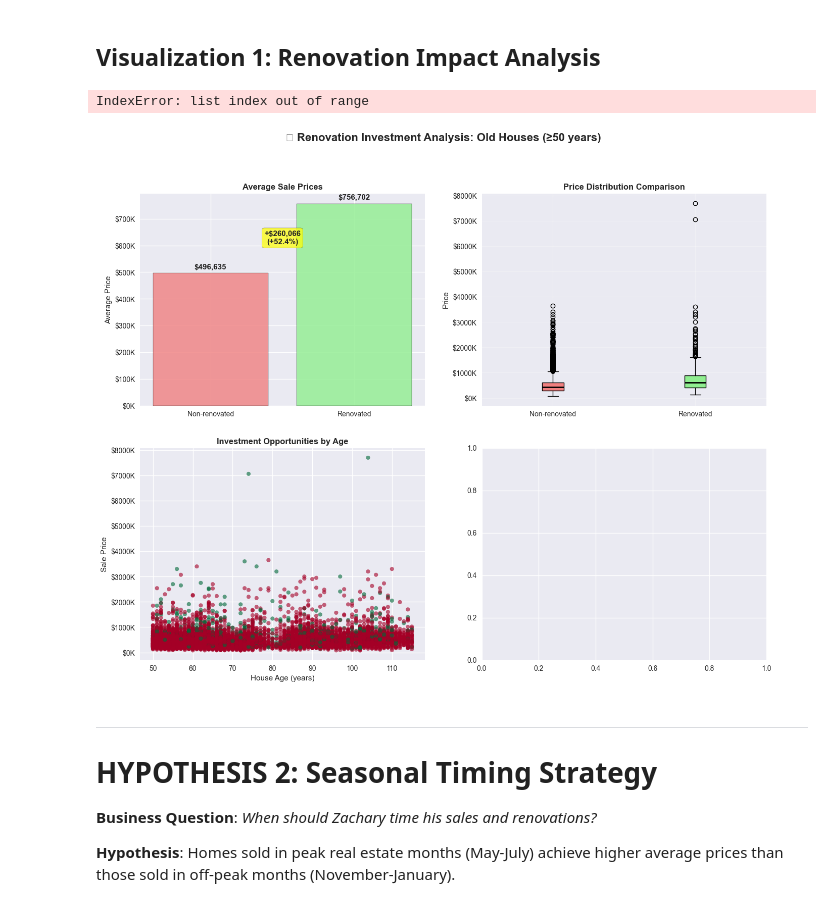
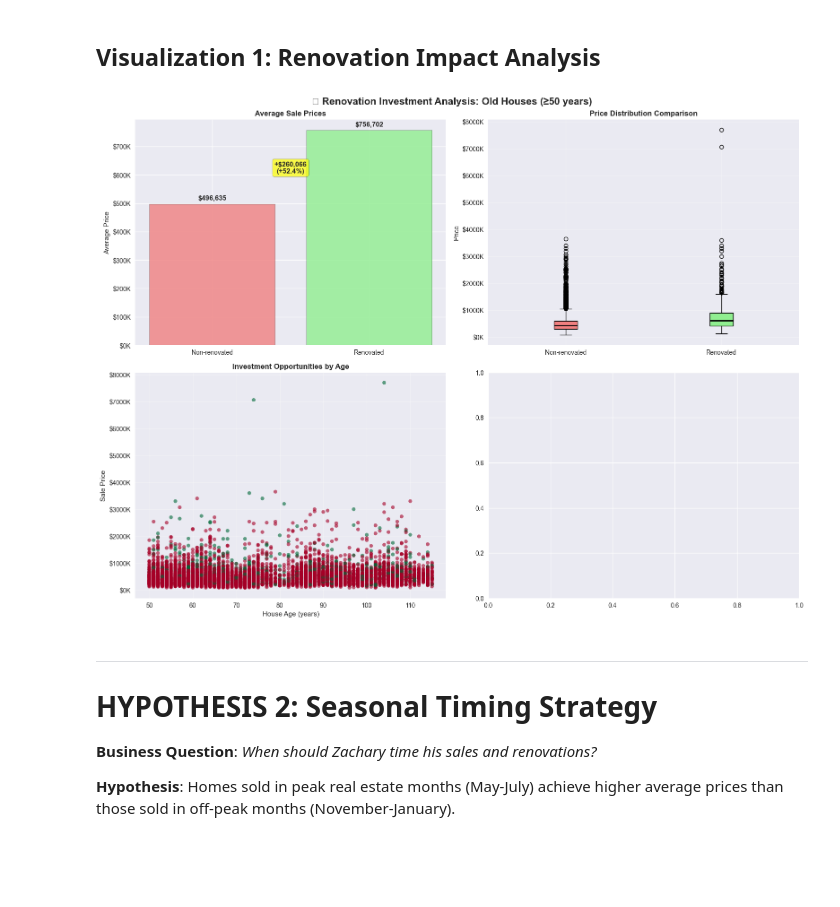
Before and after one commit to mauriciosalazar/ds-eda-project, a Jupyter notebook: EDA-Mauricio.ipynb, the cells around one changed output. Saved outputs shown, nothing was run; the diff lists cells and outputs as text; code cells hidden in the pictures; blank space fills up the shorter version.

```diff
--- a/EDA-Mauricio.ipynb
+++ b/EDA-Mauricio.ipynb
@@ -234,36 +234,35 @@ for bar, price in zip(bars1, avg_prices):
 ax1.annotate(f'+${price_premium:,.0f}\n(+{roi_percentage:.1f}%)',
              xy=(0.5, max(avg_prices)*0.8), ha='center',
              bbox=dict(boxstyle="round,pad=0.3", facecolor="yellow", alpha=0.7),
              fontsize=11, fontweight='bold')
 
 
 # 3. Box plot with better scaling
 box_data = [non_renovated_old['price'], renovated_old['price']]
 bp = ax2.boxplot(box_data, labels=categories, patch_artist=True,
                  medianprops=dict(color='black', linewidth=2))
 bp['boxes'][0].set_facecolor('lightcoral')
 bp['boxes'][1].set_facecolor('lightgreen')
 ax2.set_title('Price Distribution Comparison', fontweight='bold')
 ax2.set_ylabel('Price')
 ax2.yaxis.set_major_formatter(FuncFormatter(currency_formatter))
 ax2.grid(True, alpha=0.3)
 
 # 4. Market opportunity scatter plot
 ax3.scatter(old_houses['house_age'], old_houses['price'],
            c=old_houses['renovated'], cmap='RdYlGn', alpha=0.6, s=30)
 ax3.set_title('Investment Opportunities by Age', fontweight='bold')
 ax3.set_xlabel('House Age (years)')
 ax3.set_ylabel('Sale Price')
 ax3.yaxis.set_major_formatter(FuncFormatter(currency_formatter))
-cbar = plt.colorbar(ax4.collections[0], ax=ax4)
+
 cbar.set_label('Renovated (0=No, 1=Yes)')
 ax3.grid(True, alpha=0.3)
 
 plt.tight_layout()
 plt.show()
 # %% [output]
-IndexError: list index out of range
-[figure, old version]
+[figure, new version]
 # %% [markdown]
 ---
 
```
Also changed, not shown: 5 other files.
